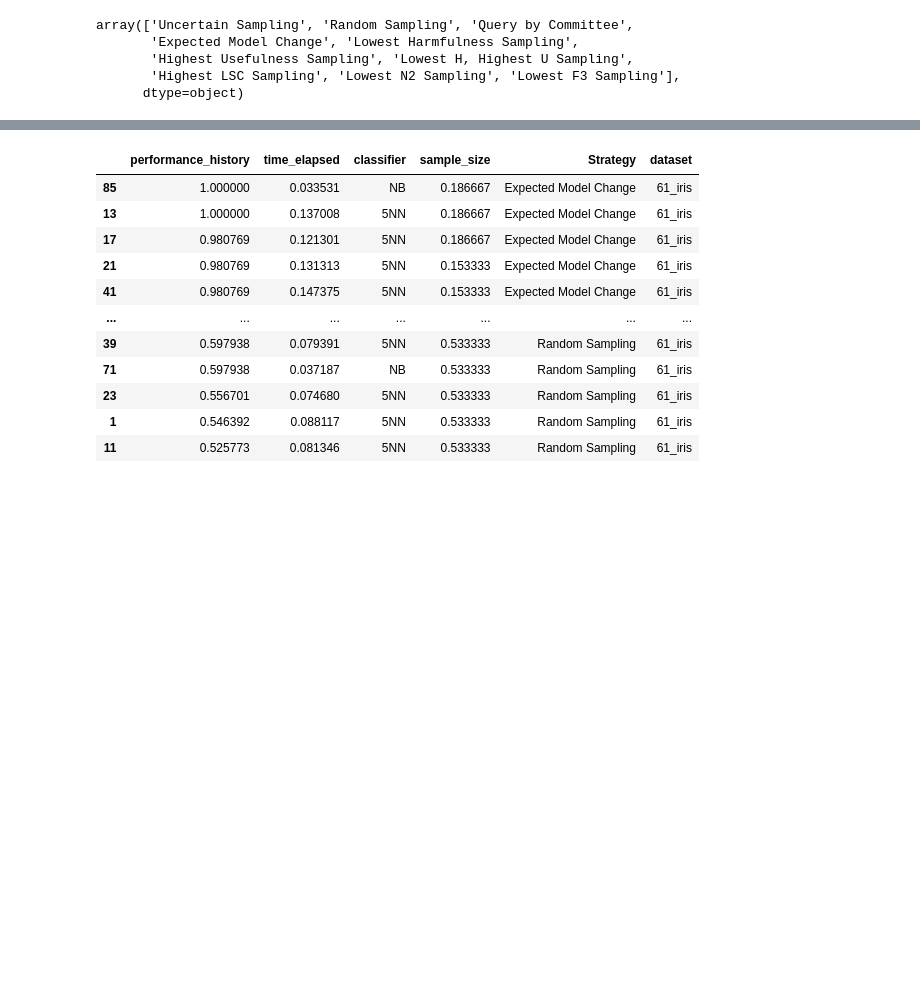
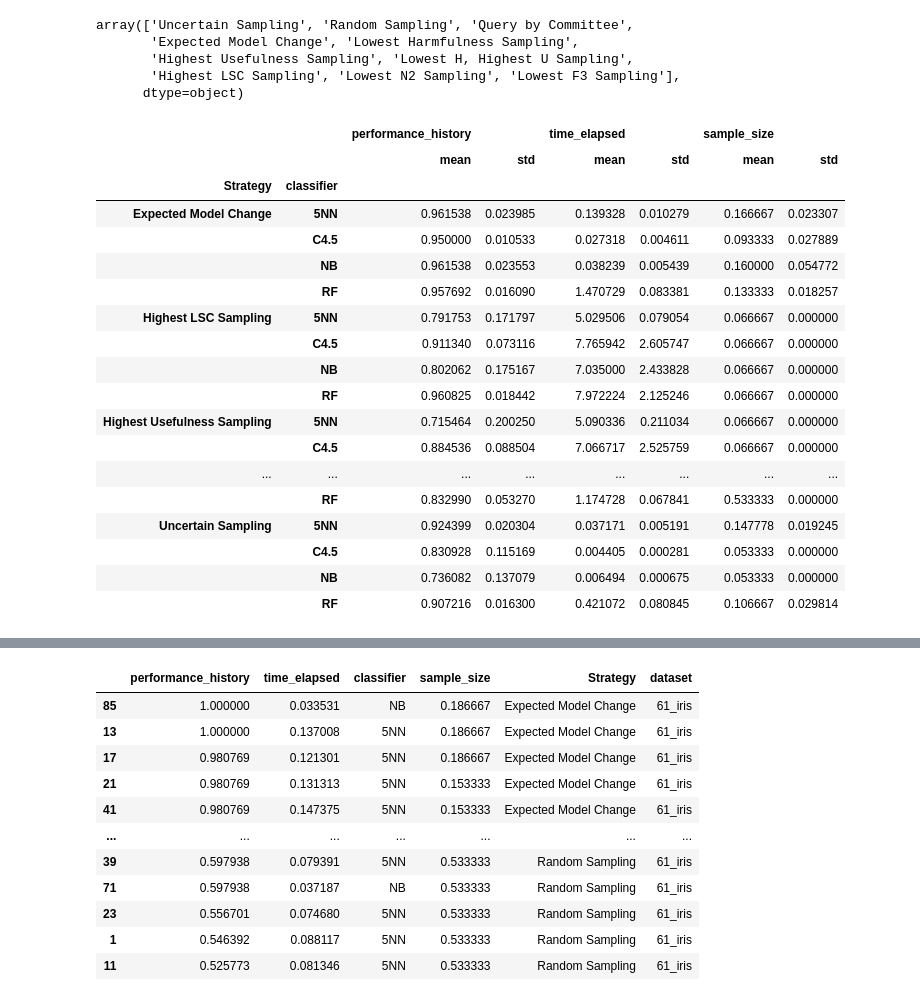
Before and after one commit to ahmoura/active_learning, a Jupyter notebook: data/act_len labs/pyhard/Active Learn Strategies + Pyhard-Copy1.ipynb, the cells around one changed output, grey strips where cells are left out. Cells and saved outputs as stored; diff of their text form; code cells hidden in the pictures; blank space fills up the shorter version.

```diff
--- a/data/act_len labs/pyhard/Active Learn Strategies + Pyhard-Copy1.ipynb
+++ b/data/act_len labs/pyhard/Active Learn Strategies + Pyhard-Copy1.ipynb
@@ -722,4 +723,24 @@ array(['Uncertain Sampling', 'Random Sampling', 'Query by Committee',
       dtype=object)
 # %%
 df2 = df
-df2.groupby(['Animal']).mean()
+df2.groupby(['Strategy', 'classifier']).agg({'performance_history':['mean','std'],'time_elapsed':['mean','std'], 'sample_size':['mean','std']})
+# %% [output]
+|  |  | performance_history |  | time_elapsed |  | sample_size |  |
+|  |  | mean | std | mean | std | mean | std |
+| Strategy | classifier |  |  |  |  |  |  |
+| Expected Model Change | 5NN | 0.961538 | 0.023985 | 0.139328 | 0.010279 | 0.166667 | 0.023307 |
+|  | C4.5 | 0.950000 | 0.010533 | 0.027318 | 0.004611 | 0.093333 | 0.027889 |
+|  | NB | 0.961538 | 0.023553 | 0.038239 | 0.005439 | 0.160000 | 0.054772 |
+|  | RF | 0.957692 | 0.016090 | 1.470729 | 0.083381 | 0.133333 | 0.018257 |
+| Highest LSC Sampling | 5NN | 0.791753 | 0.171797 | 5.029506 | 0.079054 | 0.066667 | 0.000000 |
+|  | C4.5 | 0.911340 | 0.073116 | 7.765942 | 2.605747 | 0.066667 | 0.000000 |
+|  | NB | 0.802062 | 0.175167 | 7.035000 | 2.433828 | 0.066667 | 0.000000 |
+|  | RF | 0.960825 | 0.018442 | 7.972224 | 2.125246 | 0.066667 | 0.000000 |
+| Highest Usefulness Sampling | 5NN | 0.715464 | 0.200250 | 5.090336 | 0.211034 | 0.066667 | 0.000000 |
+|  | C4.5 | 0.884536 | 0.088504 | 7.066717 | 2.525759 | 0.066667 | 0.000000 |
+| ... | ... | ... | ... | ... | ... | ... | ... |
+|  | RF | 0.832990 | 0.053270 | 1.174728 | 0.067841 | 0.533333 | 0.000000 |
+| Uncertain Sampling | 5NN | 0.924399 | 0.020304 | 0.037171 | 0.005191 | 0.147778 | 0.019245 |
+|  | C4.5 | 0.830928 | 0.115169 | 0.004405 | 0.000281 | 0.053333 | 0.000000 |
+|  | NB | 0.736082 | 0.137079 | 0.006494 | 0.000675 | 0.053333 | 0.000000 |
+|  | RF | 0.907216 | 0.016300 | 0.421072 | 0.080845 | 0.106667 | 0.029814 |
```
Also changed, not shown: parts of 4 cells of this notebook.
